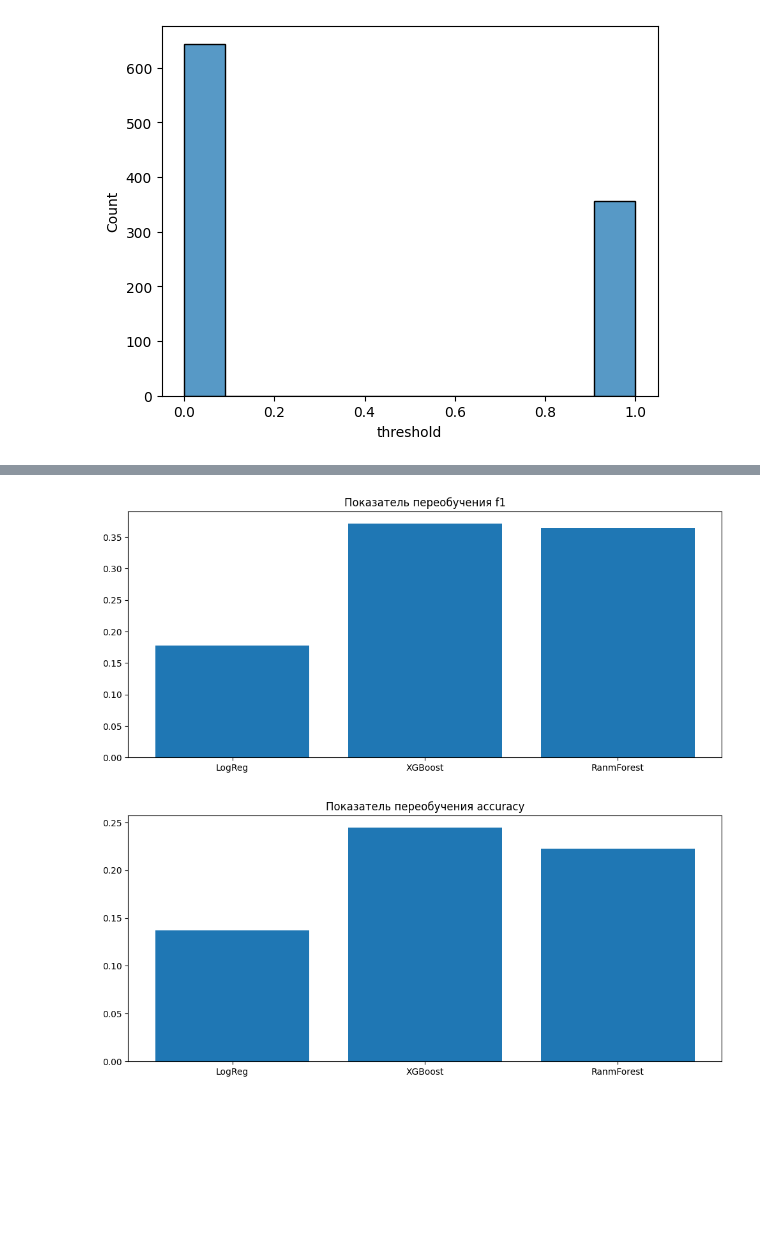
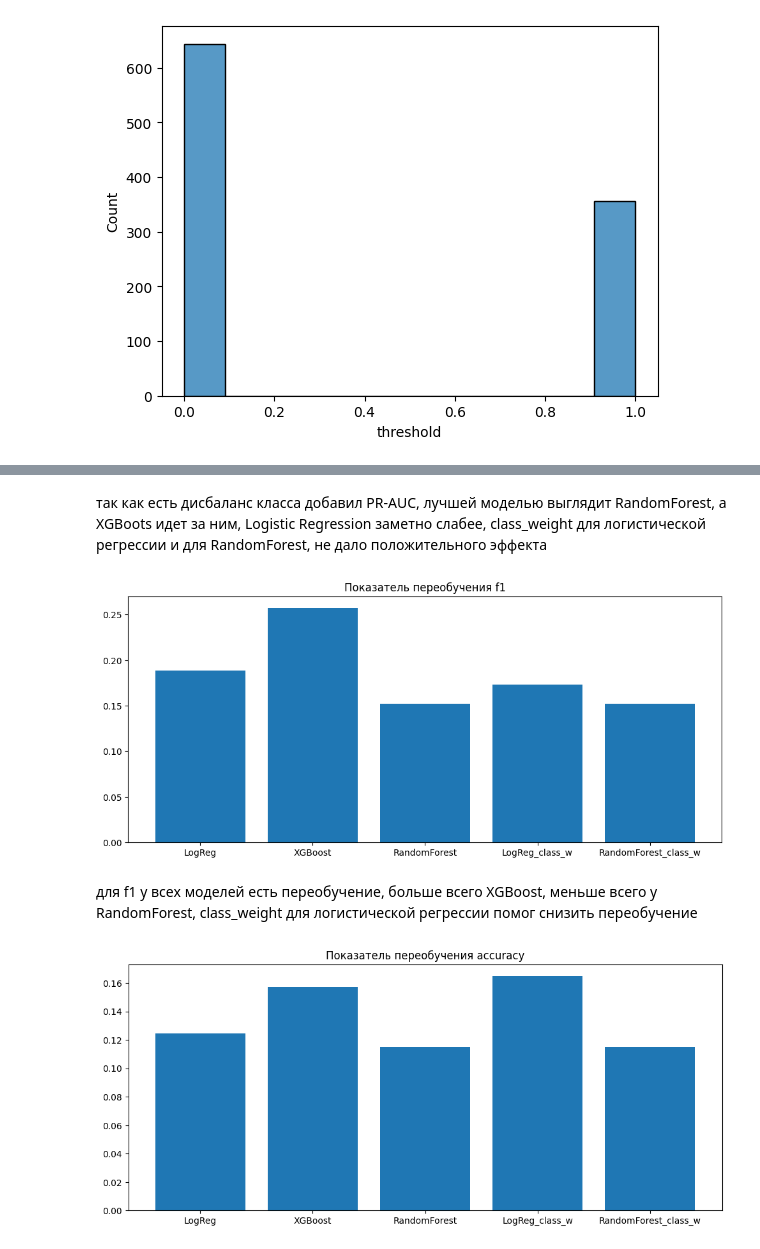
Before and after one commit to alexrad555/coursework_classic_ml, a Jupyter notebook: si_classification_8.ipynb, the cells around one changed output, grey strips where cells are left out. Saved outputs shown, nothing was run; the diff lists cells and outputs as text; code cells hidden in the pictures; blank space fills up the shorter version.

```diff
--- a/si_classification_8.ipynb
+++ b/si_classification_8.ipynb
@@ -83,0 +96,7 @@ weighted avg       0.65      0.66      0.65       201
+# %%
+pipeline_cw = Pipeline([('scaler', StandardScaler()),
+                      ('model', LogisticRegression(C=1, class_weight='balanced', max_iter=2000))])
+pipeline_cw.fit(X_train, y_train)
+pred_train_cw = pipeline_cw.predict(X_train)
+pred_test_cw = pipeline_cw.predict(X_test)
+y_proba_cw = pipeline_cw.predict_proba(X_test)[:, 1]
@@ -196,6 +312,21 @@ precision_log_test = precision_score(y_test, pred_test)
 f1_log_test = f1_score(y_test, pred_test)
 roc_auc_test = roc_auc_score(y_test, y_proba)
 fpr, tpr, thresholds = roc_curve(y_test, y_proba)
+prauctest = average_precision_score(y_test, y_proba)
+precision, recall, thresholds_pr = precision_recall_curve(y_test, y_proba)
+
+accuracy_log_train_cw = accuracy_score(y_train, pred_train_cw)
+recall_logb_train_cw = recall_score(y_train, pred_train_cw)
+precision_log_train_cw = precision_score(y_train, pred_train_cw)
+f1_log_train_cw = f1_score(y_train, pred_train_cw)
+accuracy_log_test_cw = accuracy_score(y_test, pred_test_cw)
+recall_logb_test_cw = recall_score(y_test, pred_test_cw)
+precision_log_test_cw = precision_score(y_test, pred_test_cw)
+f1_log_test_cw = f1_score(y_test, pred_test_cw)
+roc_auc_test_cw = roc_auc_score(y_test, y_proba_cw)
+fpr_cw, tpr_cw, thresholds_cw = roc_curve(y_test, y_proba_cw)
+prauctest_cw = average_precision_score(y_test, y_proba_cw)
+precision_cw, recall_cw, thresholds_pr_cw = precision_recall_curve(y_test, y_proba_cw)
 
 accuracy_xgb_train = accuracy_score(y_train, pred_train_xgb)
 recall_xgb_train = recall_score(y_train, pred_train_xgb)
@@ -207,6 +338,8 @@ precision_xgb_test = precision_score(y_test, pred_test_xgb)
 f1_xgb_test = f1_score(y_test, pred_test_xgb)
 roc_auc_test_xgb = roc_auc_score(y_test, y_proba_xgb)
 fpr_xgb, tpr_xgb, thresholds = roc_curve(y_test, y_proba_xgb)
+prauctestxgb = average_precision_score(y_test, y_proba_xgb)
+precisionxgb, recallxgb, thresholds_prxgb = precision_recall_curve(y_test, y_proba_xgb)
 
 accuracy_rf_train = accuracy_score(y_train, pred_train_rf)
 recall_rf_train = recall_score(y_train, pred_train_rf)
@@ -218,8 +351,23 @@ precision_rf_test = precision_score(y_test, pred_test_rf)
 f1_rf_test = f1_score(y_test, pred_test_rf)
 roc_auc_test_rf = roc_auc_score(y_test, y_proba_rf)
 fpr_rf, tpr_rf, thresholds = roc_curve(y_test, y_proba_rf)
+prauctestrf = average_precision_score(y_test, y_proba_rf)
+precisionrf, recallrf, thresholds_prrf = precision_recall_curve(y_test, y_proba_rf)
+
+accuracy_rf_train_cw = accuracy_score(y_train, pred_train_rf_cw)
+recall_rf_train_cw = recall_score(y_train, pred_train_rf_cw)
+precision_rf_train_cw = precision_score(y_train, pred_train_rf_cw)
+f1_rf_train_cw = f1_score(y_train, pred_train_rf_cw)
+accuracy_rf_test_cw = accuracy_score(y_test, pred_test_rf_cw)
+recall_rf_test_cw = recall_score(y_test, pred_test_rf_cw)
+precision_rf_test_cw = precision_score(y_test, pred_test_rf_cw)
+f1_rf_test_cw = f1_score(y_test, pred_test_rf_cw)
+roc_auc_test_rf_cw = roc_auc_score(y_test, y_proba_rf_cw)
+fpr_rf_cw, tpr_rf_cw, thresholds_cw = roc_curve(y_test, y_proba_rf_cw)
+prauctestrf_cw = average_precision_score(y_test, y_proba_rf_cw)
+precisionrf_cw, recallrf_cw, thresholds_prrf_cw = precision_recall_curve(y_test, y_proba_rf_cw)
 # %%
-f1_retrain = [f1_log_train - f1_log_test, f1_xgb_train - f1_xgb_test, f1_rf_train - f1_rf_test]
-accuracy_retrain = [accuracy_log_train - accuracy_log_test, accuracy_xgb_train - accuracy_xgb_test, accuracy_rf_train - accuracy_rf_test]
+f1_retrain = [f1_log_train - f1_log_test, f1_xgb_train - f1_xgb_test, f1_rf_train - f1_rf_test, f1_log_train_cw - f1_log_test_cw,  f1_rf_train_cw - f1_rf_test_cw]
+accuracy_retrain = [accuracy_log_train - accuracy_log_test, accuracy_xgb_train - accuracy_xgb_test, accuracy_rf_train - accuracy_rf_test, accuracy_log_train_cw - accuracy_log_test_cw, accuracy_rf_train_cw - accuracy_rf_test_cw]
 # %%
 df_metrics_train = pd.DataFrame({
@@ -284,14 +456,18 @@ plt.show()
+# %% [markdown]
+так как есть дисбаланс класса добавил PR-AUC, лучшей моделью выглядит RandomForest, а XGBoots идет за ним, Logistic Regression заметно слабее, class_weight для логистической регрессии и для RandomForest, не дало положительного эффекта
 # %%
 plt.figure(figsize=(12, 5))
-plt.bar(['LogReg', 'XGBoost', 'RanmForest'], f1_retrain)
+plt.bar(['LogReg', 'XGBoost', 'RandomForest', 'LogReg_class_w', 'RandomForest_class_w'], f1_retrain)
 plt.title('Показатель переобучения f1')
 plt.show()
 # %% [output]
-[figure, old version]
+[figure, new version]
+# %% [markdown]
+для f1 у всех моделей есть переобучение, больше всего XGBoost, меньше всего у RandomForest, class_weight для логистической регрессии помог снизить переобучение
 # %%
 plt.figure(figsize=(12, 5))
-plt.bar(['LogReg', 'XGBoost', 'RanmForest'], accuracy_retrain)
+plt.bar(['LogReg', 'XGBoost', 'RandomForest', 'LogReg_class_w', 'RandomForest_class_w'], accuracy_retrain)
 plt.title('Показатель переобучения accuracy')
 plt.show()
 # %% [output]
-[figure, old version]
+[figure, new version]
```
Also changed, not shown: parts of 31 cells of this notebook, 1 other file.
